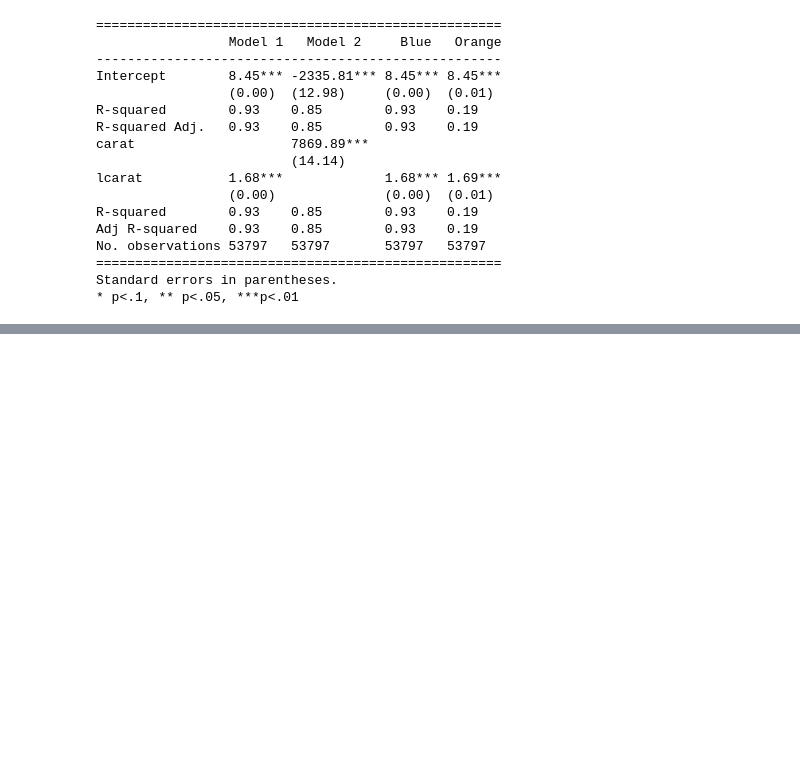
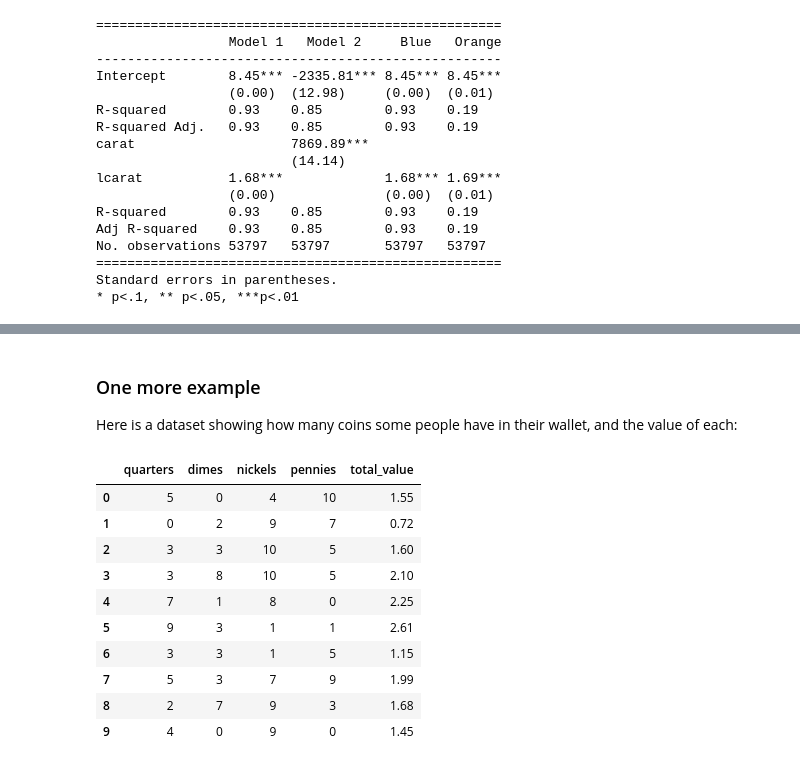
Before and after one commit to LeDataSciFi/ledatascifi-2024, a Jupyter notebook: content/05/02c_goodnessOfFit.ipynb, the cells around one changed output, grey strips where cells are left out. Cells and saved outputs as stored; diff of their text form; code cells hidden in the pictures; blank space fills up the shorter version.

```diff
--- a/content/05/02c_goodnessOfFit.ipynb
+++ b/content/05/02c_goodnessOfFit.ipynb
@@ -141,3 +141,40 @@ Standard errors in parentheses.
 * p<.1, ** p<.05, ***p<.01
 # %% [markdown]
 ![](https://media.giphy.com/media/YPTy760meD2xi/source.gif)
+# %% [markdown]
+### One more example
+
+Here is a dataset showing how many coins some people have in their wallet, and the value of each:
+# %%
+# Attribution: Example from UNKNOWN via @joshua_t_white (https://twitter.com/joshua_t_white/status/1655717884075581447)
+
+import numpy as np
+import pandas as pd
+import statsmodels.api as sm
+from statsmodels.iolib.summary2 import summary_col
+
+# Set the seed for reproducibility
+np.random.seed(0)
+
+# Create a dataset with 30 observations
+wallets = pd.DataFrame({
+    'quarters': np.random.randint(0, 11, 30),
+    'dimes':    np.random.randint(0, 11, 30),
+    'nickels':  np.random.randint(0, 11, 30),
+    'pennies':  np.random.randint(0, 11, 30)
+})
+wallets.eval('total_value = 0.25*quarters + 0.1*dimes + 0.05*nickels + 0.01*pennies',inplace=True)
+
+display(wallets.head(10))
+# %% [output]
+|  | quarters | dimes | nickels | pennies | total_value |
+| 0 | 5 | 0 | 4 | 10 | 1.55 |
+| 1 | 0 | 2 | 9 | 7 | 0.72 |
+| 2 | 3 | 3 | 10 | 5 | 1.60 |
+| 3 | 3 | 8 | 10 | 5 | 2.10 |
+| 4 | 7 | 1 | 8 | 0 | 2.25 |
+| 5 | 9 | 3 | 1 | 1 | 2.61 |
+| 6 | 3 | 3 | 1 | 5 | 1.15 |
+| 7 | 5 | 3 | 7 | 9 | 1.99 |
+| 8 | 2 | 7 | 9 | 3 | 1.68 |
+| 9 | 4 | 0 | 9 | 0 | 1.45 |
```
Also changed, not shown: parts of 4 cells of this notebook, 7 other files.
